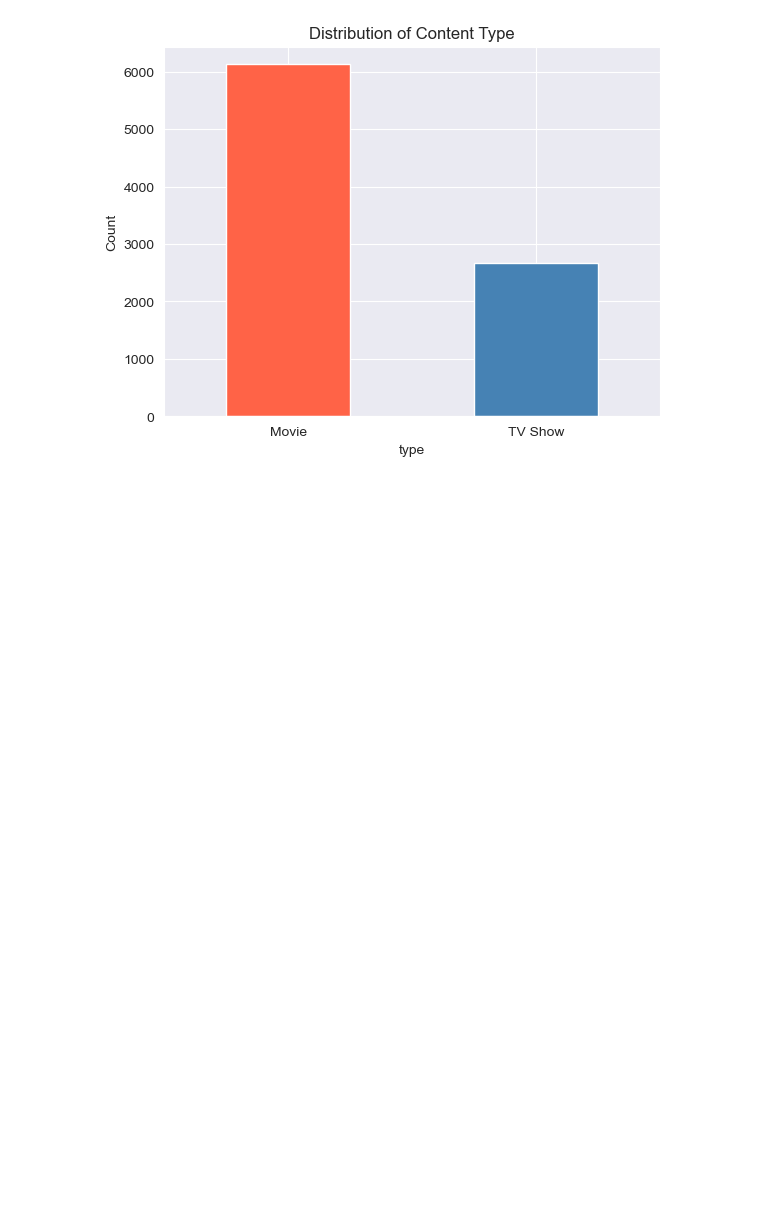
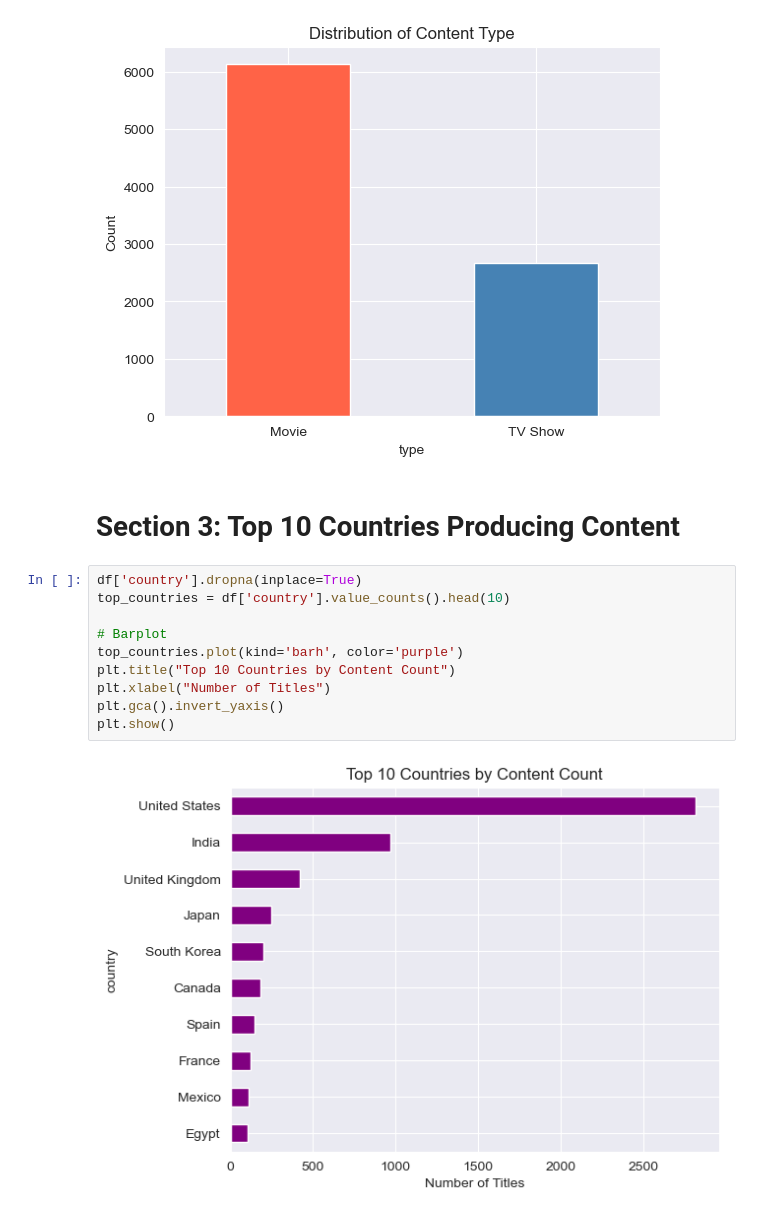
Before and after one commit to aghabidareh/NetflixAnalyzer, a Jupyter notebook: main.ipynb, the cells around one changed output. Drawn from its saved outputs; the diff is of its cells as text; blank space fills up the shorter version.

Commit message:
plots-and-graphs

```diff
--- a/main.ipynb
+++ b/main.ipynb
@@ -82,3 +82,17 @@ plt.xticks(rotation=0)
 plt.show()
 # %% [output]
 [figure]
+# %% [markdown]
+# Section 3: Top 10 Countries Producing Content
+# %%
+df['country'].dropna(inplace=True)
+top_countries = df['country'].value_counts().head(10)
+
+# Barplot
+top_countries.plot(kind='barh', color='purple')
+plt.title("Top 10 Countries by Content Count")
+plt.xlabel("Number of Titles")
+plt.gca().invert_yaxis()
+plt.show()
+# %% [output]
+[figure, added]
```
